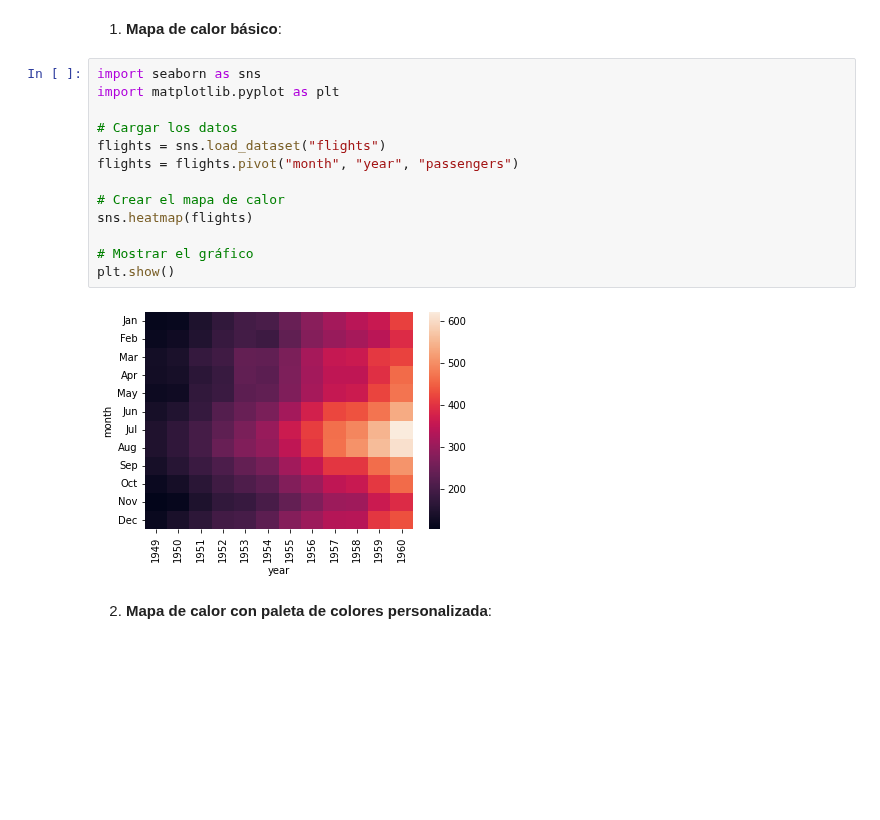
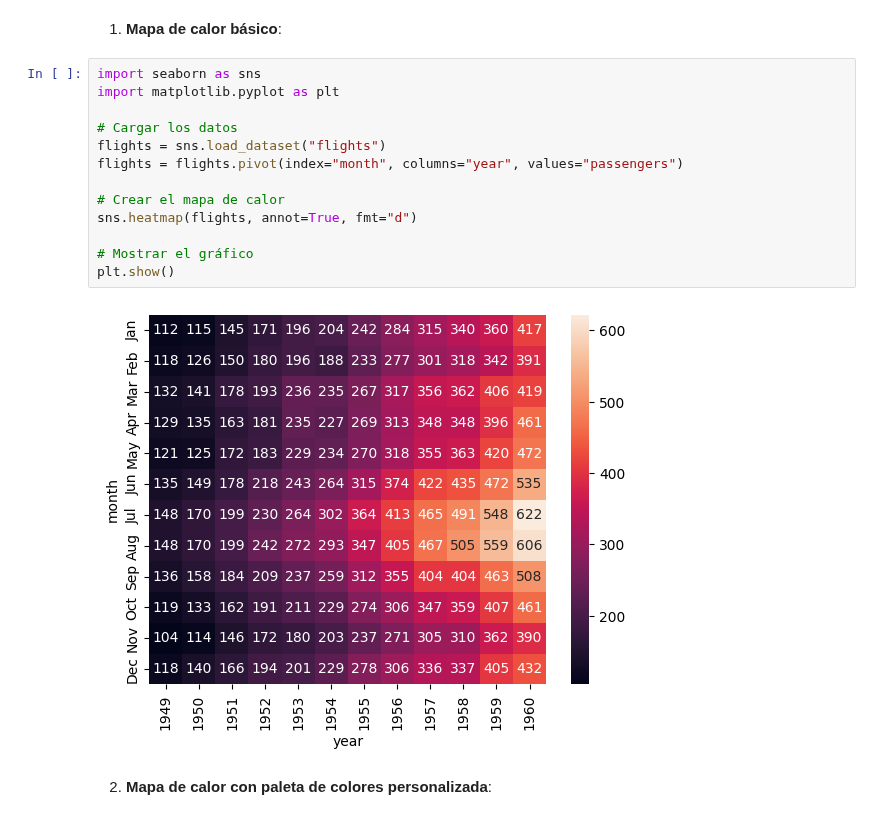
Before and after one commit to fralfaro/python_eda, a Jupyter notebook: docs/visualization/036_heatmap.ipynb, the cells around one changed output. Saved outputs shown, nothing was run; the diff lists cells and outputs as text; blank space fills up the shorter version.

```diff
--- a/docs/visualization/036_heatmap.ipynb
+++ b/docs/visualization/036_heatmap.ipynb
@@ -13,18 +13,18 @@ Aquí hay algunos ejemplos de cómo crear mapas de calor con Seaborn en Python u
 # %%
 import seaborn as sns
 import matplotlib.pyplot as plt
 
 # Cargar los datos
 flights = sns.load_dataset("flights")
-flights = flights.pivot("month", "year", "passengers")
+flights = flights.pivot(index="month", columns="year", values="passengers")
 
 # Crear el mapa de calor
-sns.heatmap(flights)
+sns.heatmap(flights, annot=True, fmt="d")
 
 # Mostrar el gráfico
 plt.show()
 # %% [output]
-[figure, old version]
+[figure, new version]
 # %% [markdown]
 2. **Mapa de calor con paleta de colores personalizada**:
 # %%
```
Also changed, not shown: parts of 3 cells of this notebook, 31 other files.
